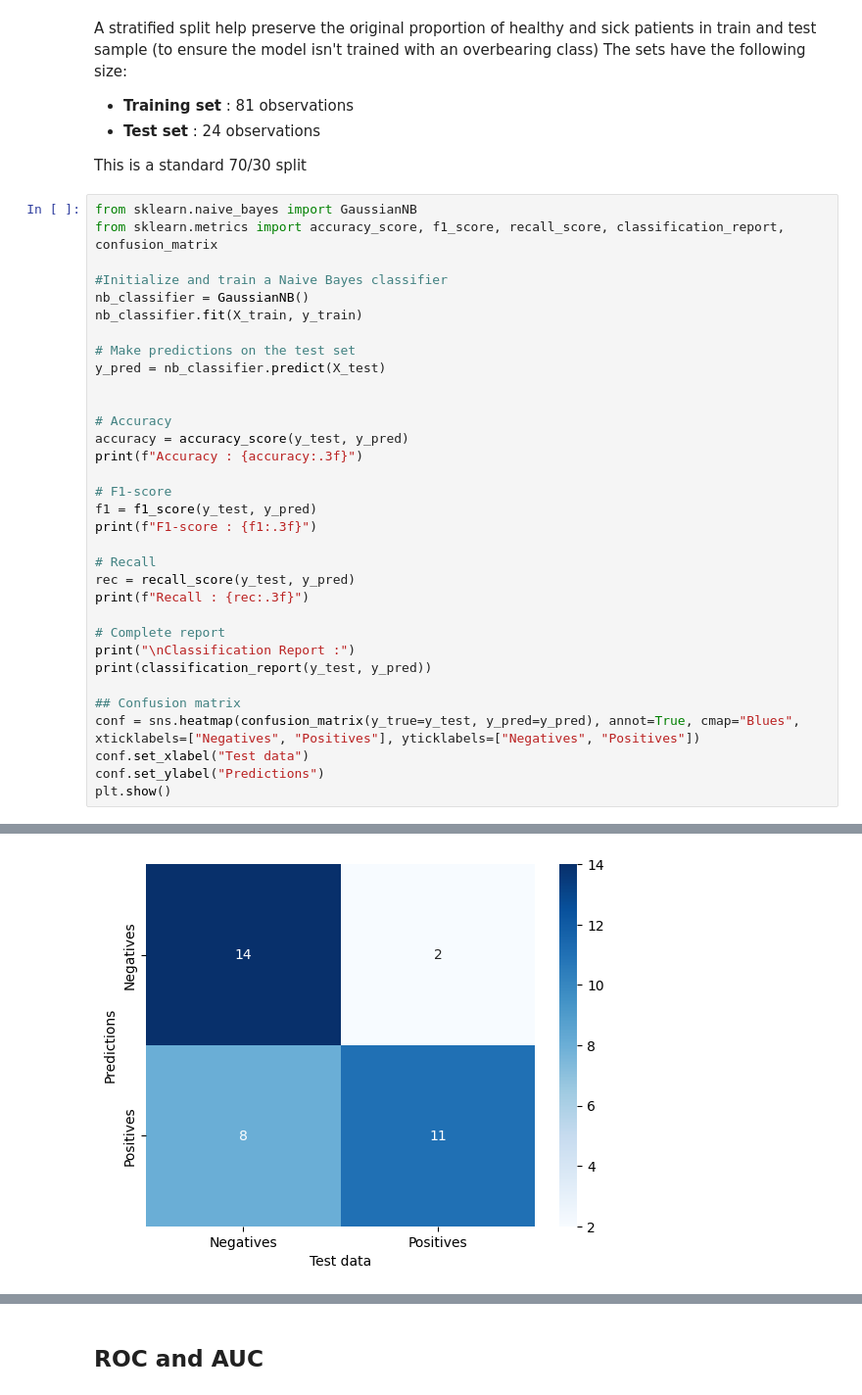
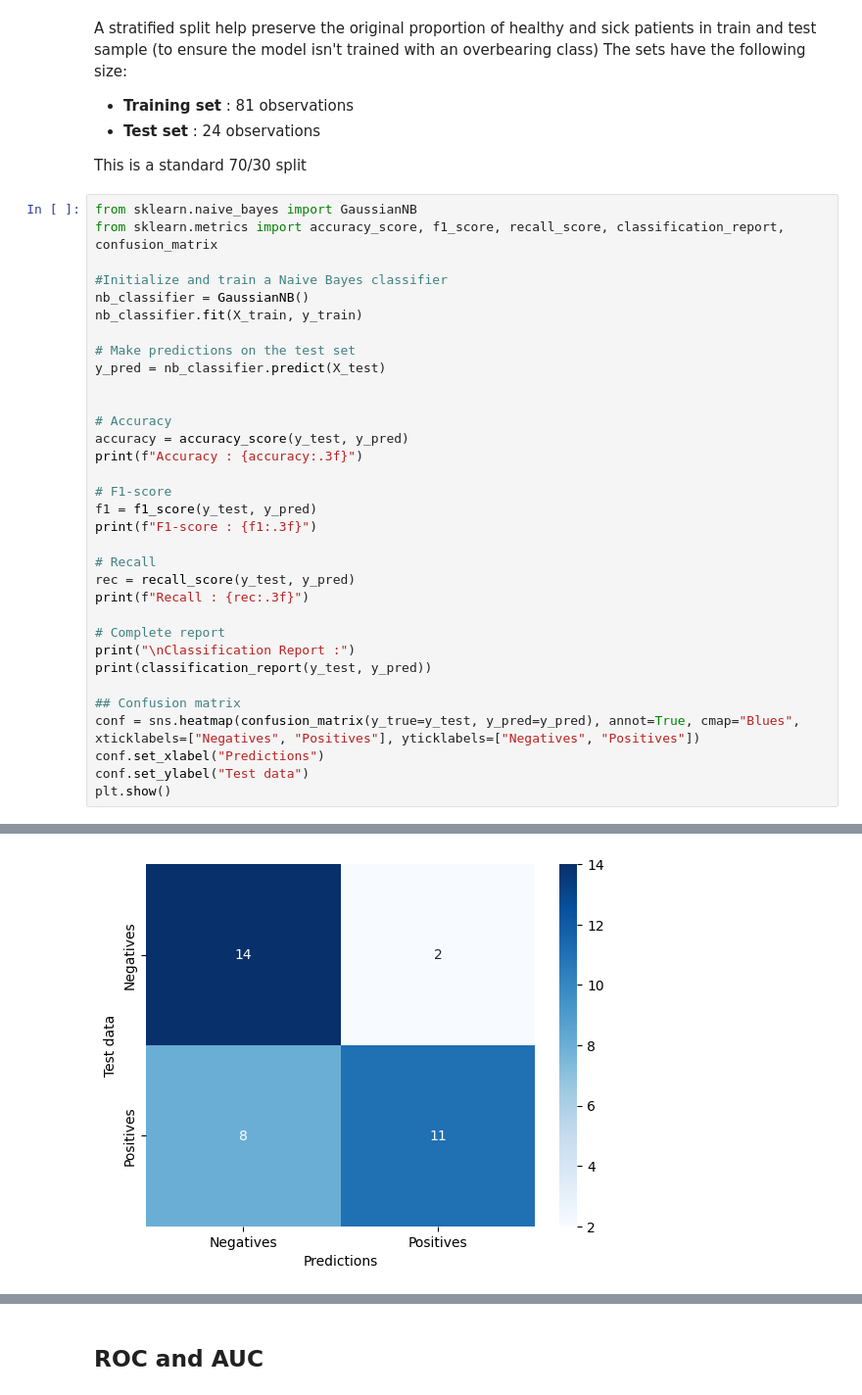
Before and after one commit to ErwanR123/breast-cancer-detection, a Jupyter notebook: naive_bayes.ipynb, the cells around one changed output, grey strips where cells are left out. Shown at 98% size. Drawn from its saved outputs; the diff is of its cells as text.

```diff
--- a/naive_bayes.ipynb
+++ b/naive_bayes.ipynb
@@ -320,34 +320,34 @@ print(f"Accuracy : {accuracy:.3f}")
 
 # F1-score
 f1 = f1_score(y_test, y_pred)
 print(f"F1-score : {f1:.3f}")
 
 # Recall
 rec = recall_score(y_test, y_pred)
 print(f"Recall : {rec:.3f}")
 
 # Complete report
 print("\nClassification Report :")
 print(classification_report(y_test, y_pred))
 
 ## Confusion matrix
 conf = sns.heatmap(confusion_matrix(y_true=y_test, y_pred=y_pred), annot=True, cmap="Blues", xticklabels=["Negatives", "Positives"], yticklabels=["Negatives", "Positives"])
-conf.set_xlabel("Test data")
-conf.set_ylabel("Predictions")
+conf.set_xlabel("Predictions")
+conf.set_ylabel("Test data")
 plt.show()
 # %% [output]
 Accuracy : 0.714
 F1-score : 0.688
 Recall : 0.579
 
 Classification Report :
               precision    recall  f1-score   support
 
            0       0.64      0.88      0.74        16
            1       0.85      0.58      0.69        19
 
     accuracy                           0.71        35
    macro avg       0.74      0.73      0.71        35
 weighted avg       0.75      0.71      0.71        35
-[figure, old version]
+[figure, new version]
 # %% [markdown]
```
Also changed, not shown: parts of 2 cells of this notebook.
